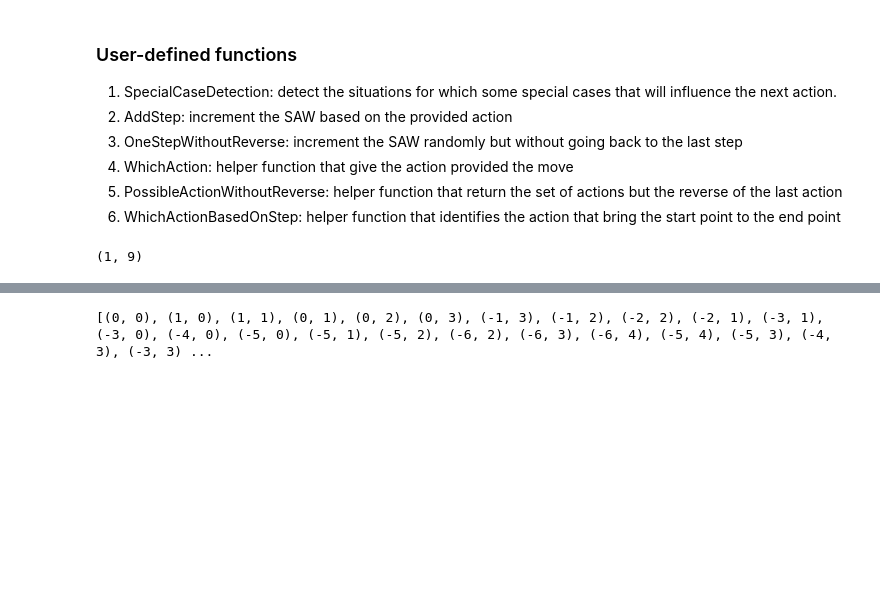
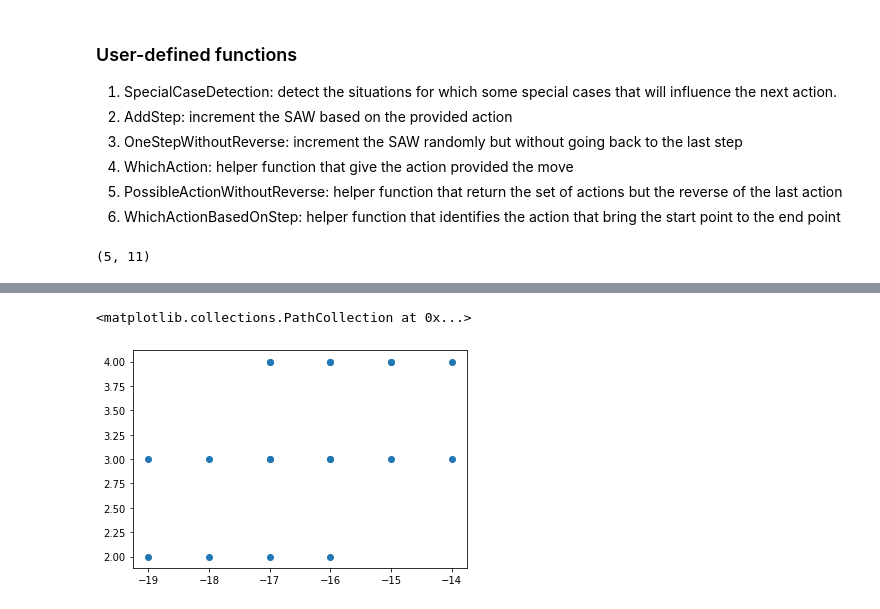
Before and after one commit to ChristopheLaforge/Statistical-Physics, a Jupyter notebook: SAW_2D.ipynb, the cells around one changed output, grey strips where cells are left out. Saved outputs shown, nothing was run; the diff lists cells and outputs as text; code cells hidden in the pictures; blank space fills up the shorter version.

```diff
--- a/SAW_2D.ipynb
+++ b/SAW_2D.ipynb
@@ -141,6 +137,6 @@ def SpecialCaseDetection(Walk):
 # %%
-SAW = [(0, 0), (1, 0), (2, 0), (3, 0), (3, -1), (2, -1), (1, -1), (1, -2), (0, -2), (-1, -2), (-1, -3), (-2, -3), (-3, -3), (-3, -2), (-2, -2)]
+SAW = [(0, 0), (1, 0), (2, 0), (3, 0), (3, 1), (3, 2), (2, 2), (2, 3), (3, 3), (4, 3),(4,2)]  #expect (5,11)
 print(SpecialCaseDetection(SAW))
 # %% [output]
-(1, 9)
+(5, 11)
 # %%
@@ -314,19 +357,30 @@ def OneStepWithCorner(Walk,LastAction,CornerStep):
 # %%
+import numpy as np
+import matplotlib.pyplot as plt
+seed(1)
+
 # A key input is the desired length of the SAW
-TargetLength = 200
+TargetLength = 40
 
 # As stated in the convention, the starting point is (0,0).
 # This cannot be modified.
 SAW = [(0,0)]
+SAWL = 1
 
 # As stated in the conventions, the first move is to the right (increasing x)
 SAW.append((1,0))
 LastAction = 0
+SAWL += 1
 
 #The next two steps can be performed savely as there is no risk of collision
 #The only unauthorised move is to reverse the last action taken.
 LastAction = OneStepWithoutReverse(SAW,LastAction)
+SAWL += 1
+#print(SAW[-1])
+
 LastAction = OneStepWithoutReverse(SAW,LastAction)
+SAWL += 1
+#print(SAW[-1])
 
 for _ in range(TargetLength):
 
@@ -336,32 +390,43 @@ for _ in range(TargetLength):
     # 3. Is the last step touching the corner of the walk
     # In both 2 and 3, the next action to be taken is restricted such that the walk does not get trapped
 
-    SpecialCase, CaseStep = SpecialCaseDetection(SAW)
-    #print("Special case: ", SpecialCase)
+    FirstContact, FirstCorner = SpecialCaseDetection(SAW)
+    #print("Special case: ", FirstContact, FirstCorner)
 
-    if SpecialCase == 0:
+    if FirstContact == -1:
         # there is a collision
         print("A collision has happened. Something is wrong in the existing code!")
+        print(SAW[-1])
 
-    if SpecialCase == 1:
-        #contact: the last step entered in contact with the walk.
-        #the SpecialCaseDetection returns the location of the first contact if there was to be more than one.
-        #the action to be selected is given by a dedicated function
-        #print("Contact")
-        LastAction = OneStepWithContact(SAW,LastAction,CaseStep)
-
-    if SpecialCase == 2:
-        #corner: the last step touches a vertex of the walk
-        #the SpecialCaseDetection returns the location of the first vertex being touched
-        #the action to be selected is given by a dedicated function
-        #print("Corner")
-        LastAction = OneStepWithCorner(SAW,LastAction,CaseStep)
-
-
-    if SpecialCase > 2:
+    if FirstContact == SAWL and FirstCorner == SAWL:
         #The SpecialCaseDetection returns the length of the walk if there is no collision, contact or corner.
         #In that case, the next step can be safely taken in any direction but the reverse of the last action.
         LastAction = OneStepWithoutReverse(SAW,LastAction)
 
-print(SAW)
+    if FirstContact != SAWL and FirstCorner != SAWL:
+        #This is the new case with a corner and a contact
+        print("Contact and Corner:",FirstContact,FirstCorner)
+        LastAction = OneStepWithContactAndCorner(SAW,LastAction,FirstContact,FirstCorner)
+
+    if FirstContact != SAWL and FirstCorner == SAWL:
+        #contact: the last step entered in contact with the walk.
+        #the SpecialCaseDetection returns the location of the first contact if there was to be more than one.
+        #the action to be selected is given by a dedicated function
+        print("Corner:",FirstCorner)
+        LastAction = OneStepWithContact(SAW,LastAction,FirstContact)
+
+    if FirstContact == SAWL and FirstCorner != SAWL:
+        #corner: the last step touches a vertex of the walk
+        #the SpecialCaseDetection returns the location of the first vertex being touched
+        #the action to be selected is given by a dedicated function
+        print("Contact:",FirstContact)
+        LastAction = OneStepWithCorner(SAW,LastAction,FirstCorner)
+    SAWL += 1
+
+    if SAWL > 25:
+        print("Position: ",SAW[-1])
+
+x = [element[0] for element in SAW[25:]]
+y = [element[1] for element in SAW[25:]]
+plt.scatter(x,y)
 # %% [output]
@@ -369,4 +450,2 @@ ValueError: empty range for randrange() (0,0, 0)
+<matplotlib.collections.PathCollection at 0x...>
+[figure, added]
-# %%
-print(SAW)
-# %% [output]
-[(0, 0), (1, 0), (1, 1), (0, 1), (0, 2), (0, 3), (-1, 3), (-1, 2), (-2, 2), (-2, 1), (-3, 1), (-3, 0), (-4, 0), (-5, 0), (-5, 1), (-5, 2), (-6, 2), (-6, 3), (-6, 4), (-5, 4), (-5, 3), (-4, 3), (-3, 3) ...
```
Also changed, not shown: parts of 6 cells of this notebook.
